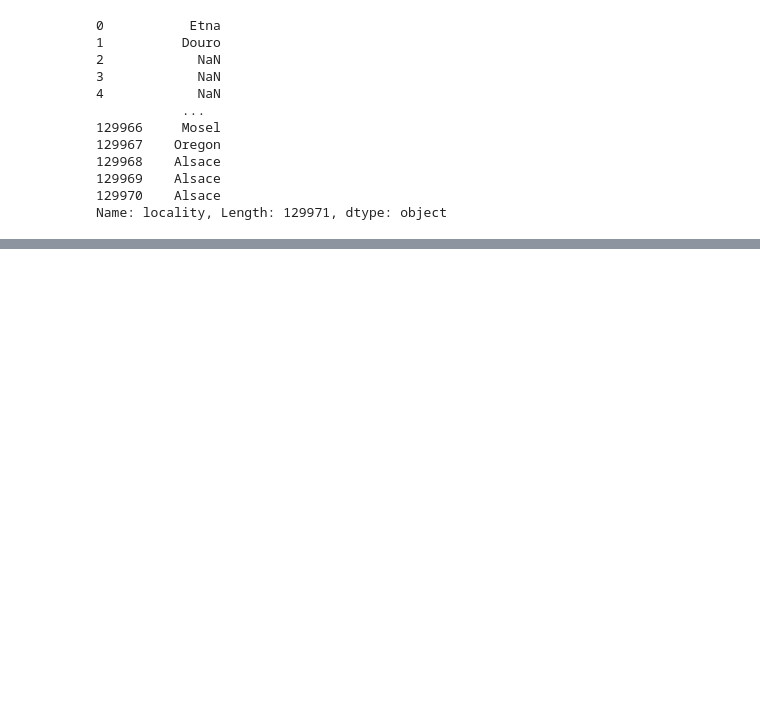
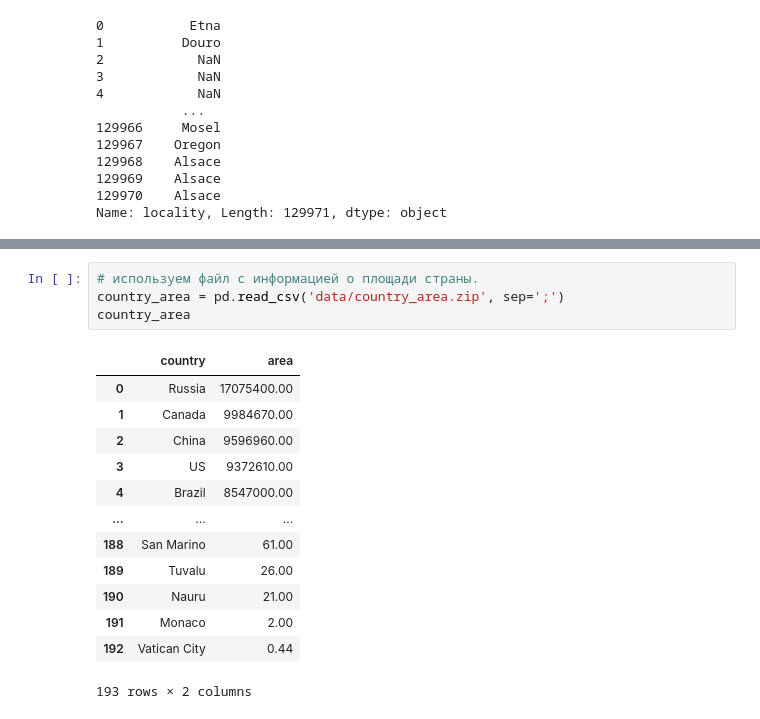
Before and after one commit to Serstefs/sfds, a Jupyter notebook: DS/EDA-3. Проектирование признаков/EDA-3. Проектирование признаков.ipynb, the cells around one changed output, grey strips where cells are left out. Drawn from its saved outputs; the diff is of its cells as text; blank space fills up the shorter version.

```diff
--- a/DS/EDA-3. Проектирование признаков/EDA-3. Проектирование признаков.ipynb
+++ b/DS/EDA-3. Проектирование признаков/EDA-3. Проектирование признаков.ipynb
@@ -290,0 +388,18 @@ Name: locality, Length: 129971, dtype: object
+# %%
+# используем файл с информацией о площади страны.
+country_area = pd.read_csv('data/country_area.zip', sep=';')
+country_area
+# %% [output]
+|  | country | area |
+| 0 | Russia | 17075400.00 |
+| 1 | Canada | 9984670.00 |
+| 2 | China | 9596960.00 |
+| 3 | US | 9372610.00 |
+| 4 | Brazil | 8547000.00 |
+| ... | ... | ... |
+| 188 | San Marino | 61.00 |
+| 189 | Tuvalu | 26.00 |
+| 190 | Nauru | 21.00 |
+| 191 | Monaco | 2.00 |
+| 192 | Vatican City | 0.44 |
+193 rows × 2 columns
```
Also changed, not shown: parts of 9 cells of this notebook, 2 other files.
